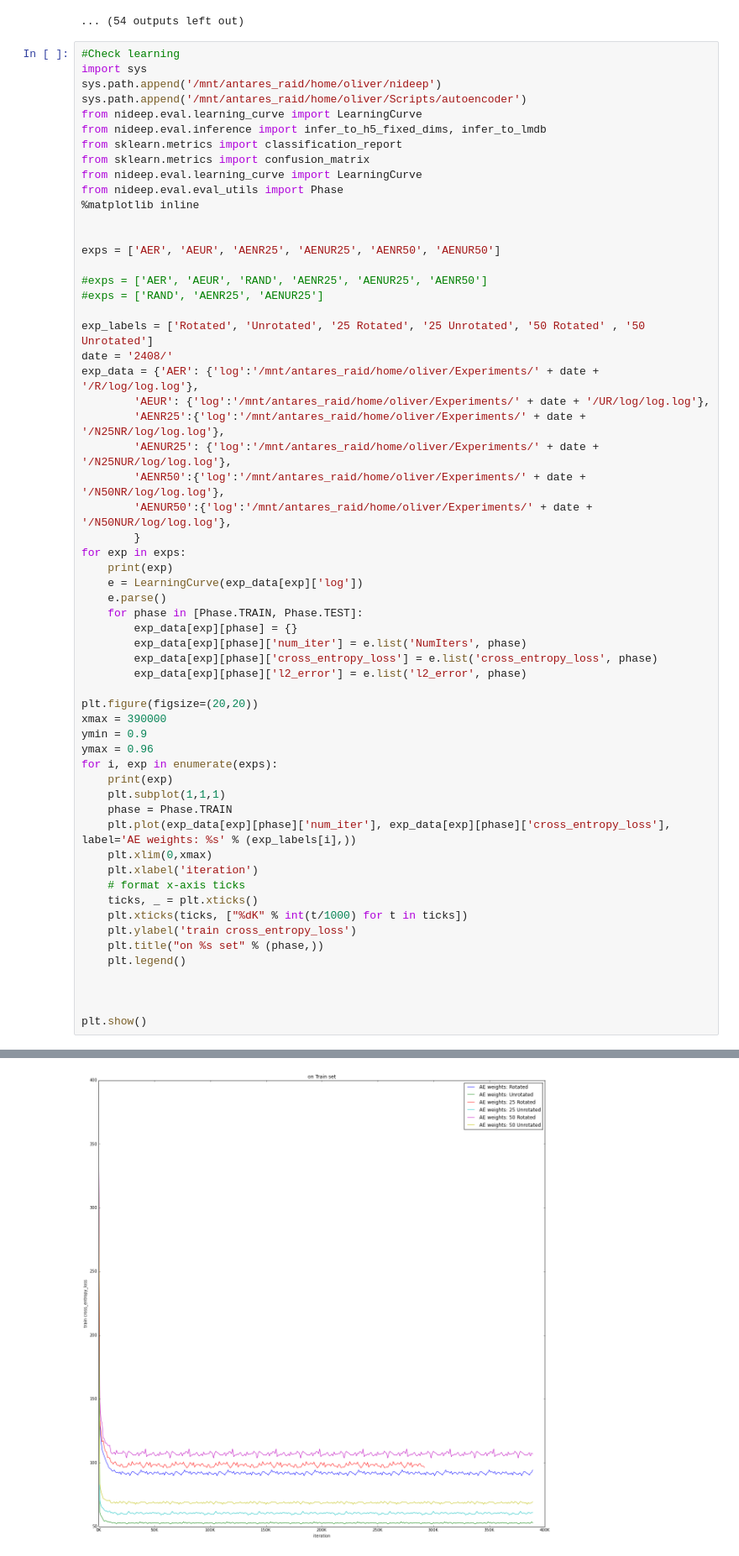
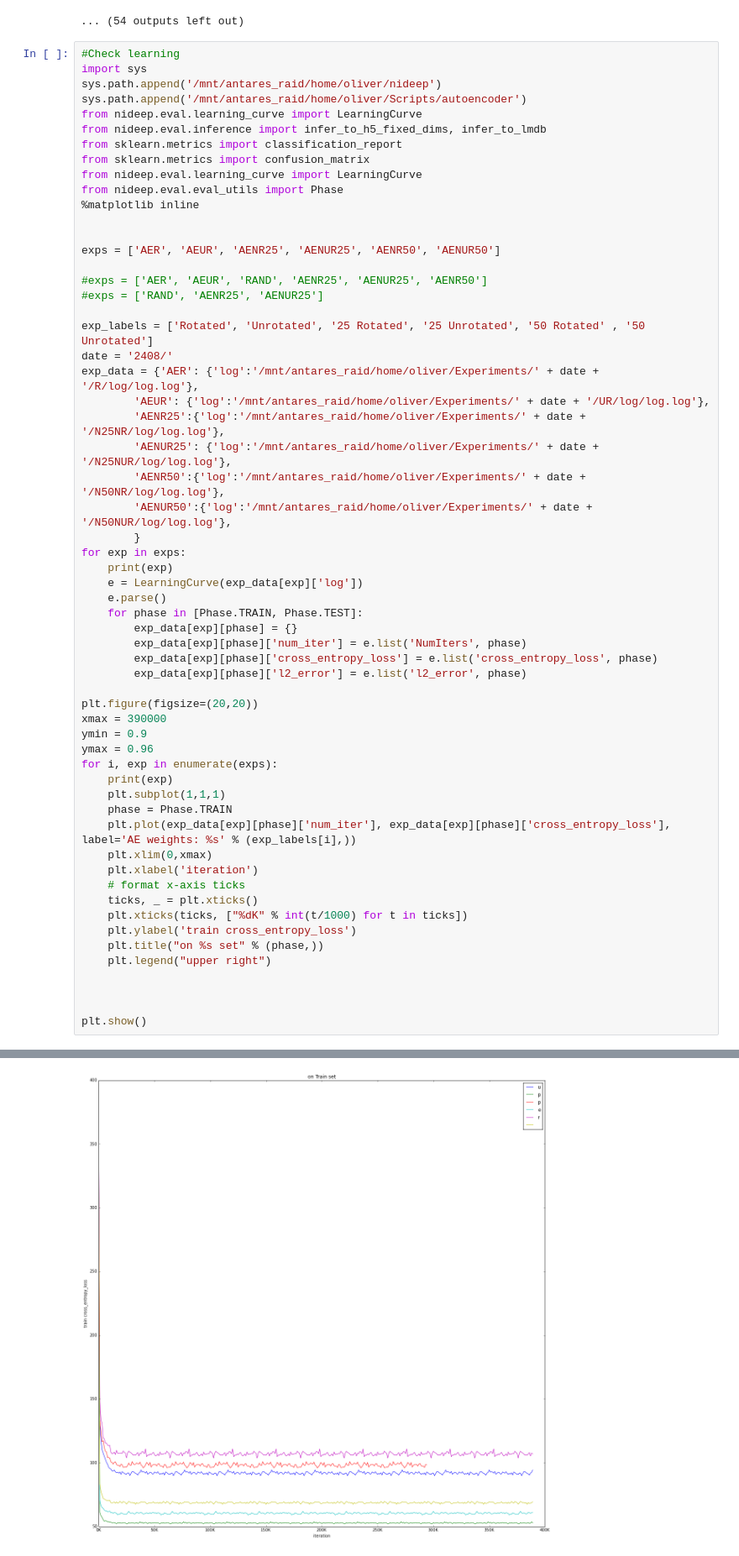
Before and after one commit to Kreiswolke/DeepInvariance, a Jupyter notebook: check_autoencoder.ipynb, the cells around one changed output, grey strips where cells are left out. Shown at 84% size. Saved outputs shown, nothing was run; the diff lists cells and outputs as text.

Commit message:
Plot cross_entropy_loss II

```diff
--- a/check_autoencoder.ipynb
+++ b/check_autoencoder.ipynb
@@ -149,32 +149,32 @@ ymin = 0.9
 ymax = 0.96
 for i, exp in enumerate(exps):
     print(exp)
     plt.subplot(1,1,1)
     phase = Phase.TRAIN
     plt.plot(exp_data[exp][phase]['num_iter'], exp_data[exp][phase]['cross_entropy_loss'], label='AE weights: %s' % (exp_labels[i],))
     plt.xlim(0,xmax)
     plt.xlabel('iteration')
     # format x-axis ticks
     ticks, _ = plt.xticks()
     plt.xticks(ticks, ["%dK" % int(t/1000) for t in ticks])
     plt.ylabel('train cross_entropy_loss')
     plt.title("on %s set" % (phase,))
-    plt.legend()
+    plt.legend("upper right")
 
 
 
 plt.show()
 # %% [output]
 AER
 AEUR
 AENR25
 AENUR25
 AENR50
 AENUR50
 AER
 AEUR
 AENR25
 AENUR25
 AENR50
 AENUR50
-[figure, old version]
+[figure, new version]
```
